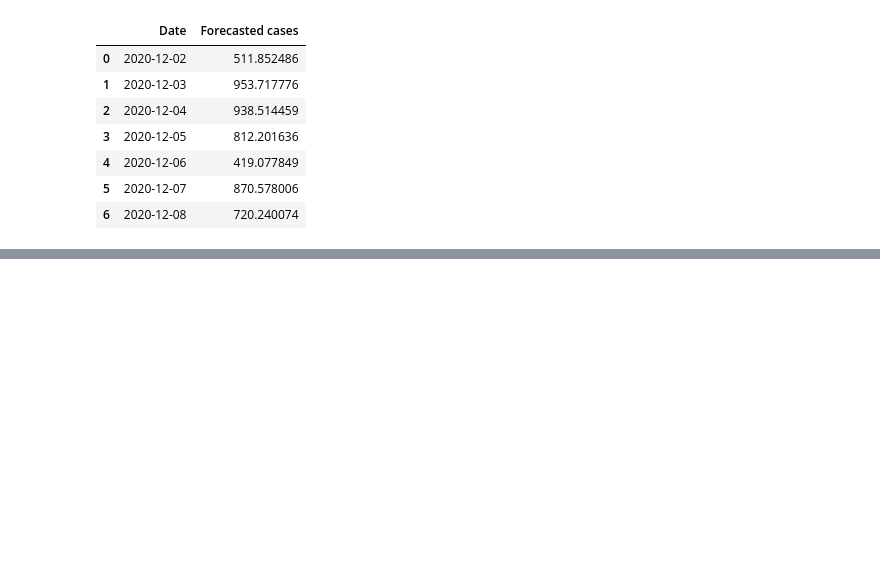
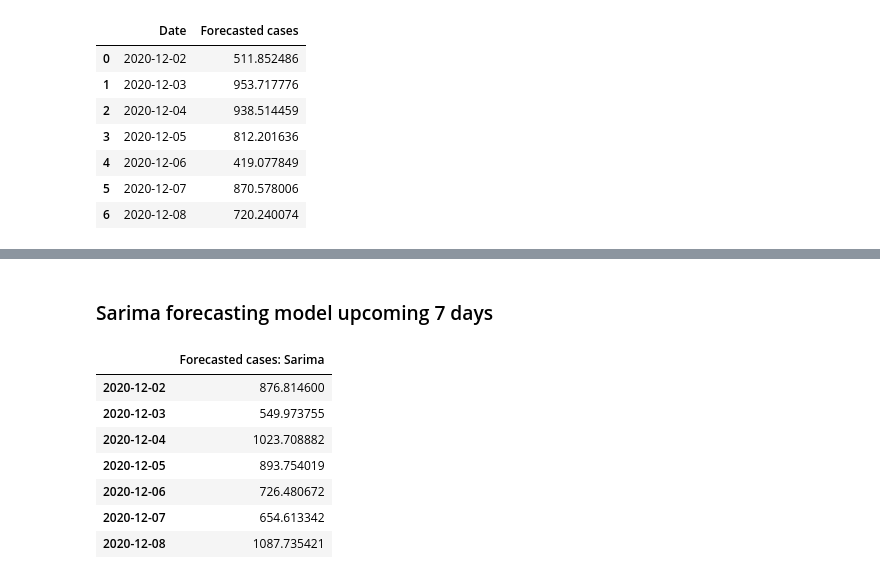
Before and after one commit to helenabarmer/machine_learning_intro, a Jupyter notebook: Regression/timeseries_forecasting.ipynb, the cells around one changed output, grey strips where cells are left out. Cells and saved outputs as stored; diff of their text form; code cells hidden in the pictures; blank space fills up the shorter version.

```diff
--- a/Regression/timeseries_forecasting.ipynb
+++ b/Regression/timeseries_forecasting.ipynb
@@ -557,0 +435,23 @@ plt.legend();
+# %% [markdown]
+### Sarima forecasting model upcoming 7 days
+# %%
+# Upcoming 7 days
+forecast = sarima_model.forecast(steps=10)
+
+# Create dataframe
+df_forecast = pd.DataFrame(forecast, columns=['Forecasted cases: Sarima'])
+
+# Lock for same values as the other dataframe
+df_forecast = df_forecast.iloc[3:, :]
+
+# Display upcoming 7 days
+df_forecast
+# %% [output]
+|  | Forecasted cases: Sarima |
+| 2020-12-02 | 876.814600 |
+| 2020-12-03 | 549.973755 |
+| 2020-12-04 | 1023.708882 |
+| 2020-12-05 | 893.754019 |
+| 2020-12-06 | 726.480672 |
+| 2020-12-07 | 654.613342 |
+| 2020-12-08 | 1087.735421 |
```
Also changed, not shown: parts of 16 cells of this notebook.
